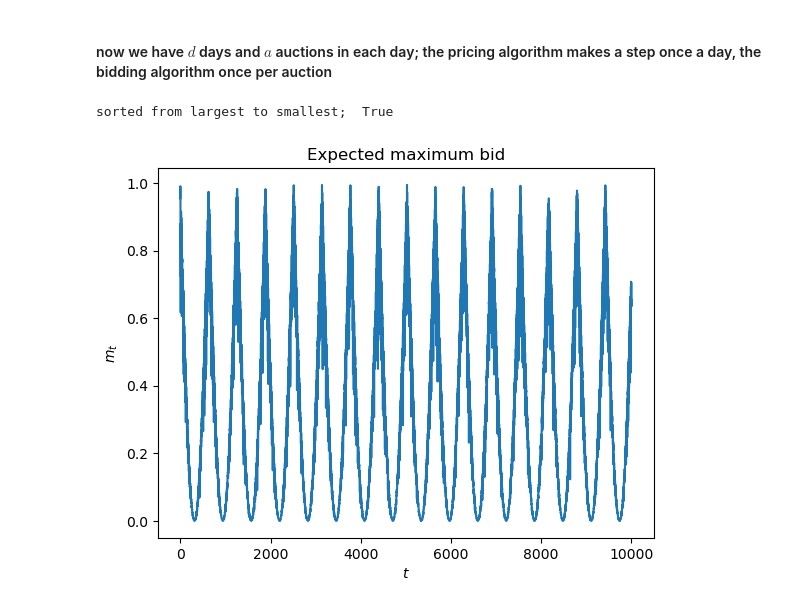
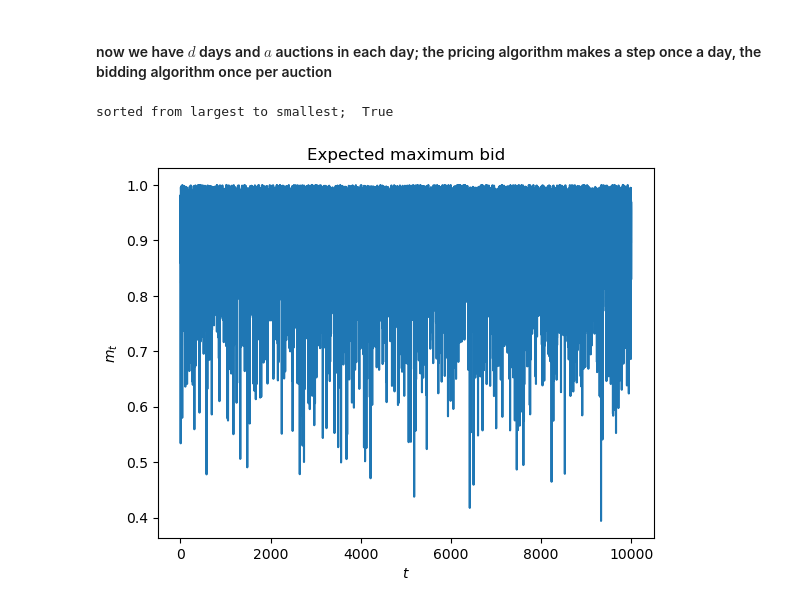
Before and after one commit to giulio8/OLA_project, a Jupyter notebook: Adversarial Environment.ipynb, the cells around one changed output. Saved outputs shown, nothing was run; the diff lists cells and outputs as text; code cells hidden in the pictures.

```diff
--- a/Adversarial Environment.ipynb
+++ b/Adversarial Environment.ipynb
@@ -444,28 +463,32 @@ expected_clairvoyant_rewards = rewards[:, best_price_index]
 # %%
 ### Adversarial Bidders
 #### interest !!
 my_valuation = 1 # valuation will be scaled by the won slot prominence
 total_auctions = days*auctions_per_day
 rho = budget/total_auctions
 
 # non-trivial scenario: competitors sample bids from a uniform with range varying over time
 pattern = lambda t: 1-np.abs(np.sin(50*t/total_auctions))
 other_bids = np.array([np.random.uniform(0, pattern(t), size = N_ADVERTISERS) for t in range(total_auctions)]).T
 # I assume that competitors may have a larger budget than mine, but they may
 # not deplete it.
 
+
+#trivial scenario: competitors sample bids from a uniform with range varying over time
+other_bids = np.array([np.random.uniform(0, 1, size = (N_ADVERTISERS)) for t in range(total_auctions)]).T # size = (N_ADVERTISERS, N_USERS)
+
 m_t = other_bids.max(axis=0)
 other_bids_sorted = np.flip(np.sort(other_bids, axis=0), axis=0)
 print("sorted from largest to smallest; ", np.all(other_bids_sorted[0, :] == m_t))
 
 plt.plot(m_t)
 plt.title('Expected maximum bid')
 plt.xlabel('$t$')
 plt.ylabel('$m_t$')
 plt.show()
 # %% [output]
 sorted from largest to smallest;  True
-[figure, old version]
+[figure, new version]
 # %%
 # multiple slots
 def get_slot_won(bid, sorted_bids, n_slots):
```
Also changed, not shown: parts of 6 cells of this notebook.
